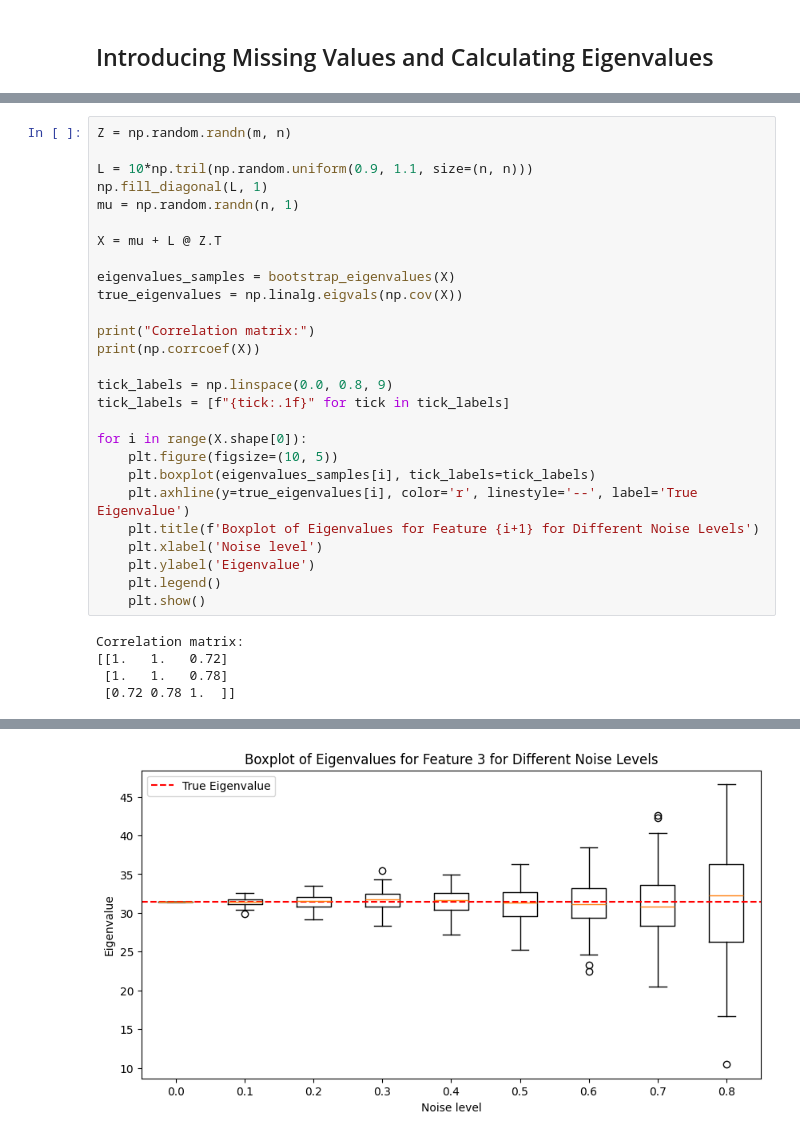
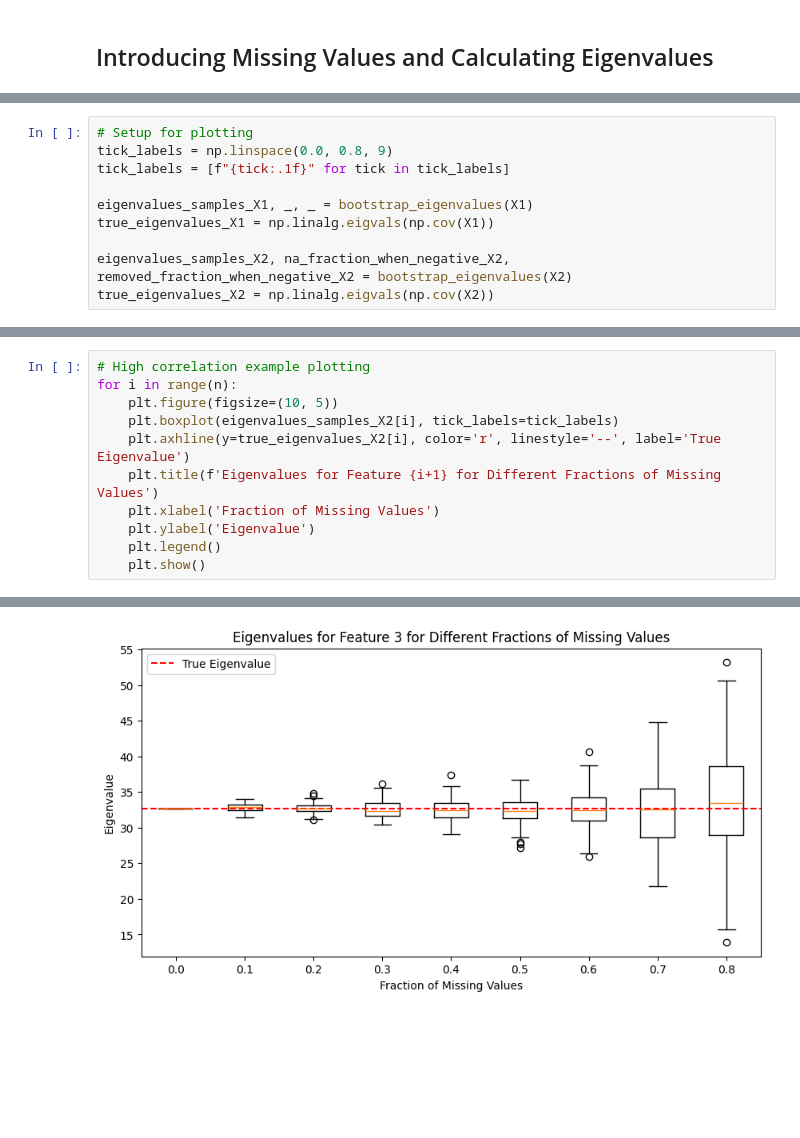
Before and after one commit to Sondringsen/data-science, a Jupyter notebook: negative_eigenvalues/empirical_eigenvalues.ipynb, the cells around one changed output, grey strips where cells are left out. Cells and saved outputs as stored; diff of their text form; blank space fills up the shorter version.

```diff
--- a/negative_eigenvalues/empirical_eigenvalues.ipynb
+++ b/negative_eigenvalues/empirical_eigenvalues.ipynb
@@ -126 +193,11 @@ In the below examples we see that the estimation of the covariance matrix and th
+# %%
+# Setup for plotting
+tick_labels = np.linspace(0.0, 0.8, 9)
+tick_labels = [f"{tick:.1f}" for tick in tick_labels]
+
+eigenvalues_samples_X1, _, _ = bootstrap_eigenvalues(X1)
+true_eigenvalues_X1 = np.linalg.eigvals(np.cov(X1))
+
+eigenvalues_samples_X2, na_fraction_when_negative_X2, removed_fraction_when_negative_X2 = bootstrap_eigenvalues(X2)
+true_eigenvalues_X2 = np.linalg.eigvals(np.cov(X2))
 # %%
@@ -161,32 +218,12 @@ Correlation matrix:
 # %%
-Z = np.random.randn(m, n)
-
-L = 10*np.tril(np.random.uniform(0.9, 1.1, size=(n, n)))
-np.fill_diagonal(L, 1)
-mu = np.random.randn(n, 1)
-
-X = mu + L @ Z.T
-
-eigenvalues_samples = bootstrap_eigenvalues(X)
-true_eigenvalues = np.linalg.eigvals(np.cov(X))
-
-print("Correlation matrix:")
-print(np.corrcoef(X))
-
-tick_labels = np.linspace(0.0, 0.8, 9)
-tick_labels = [f"{tick:.1f}" for tick in tick_labels]
-
-for i in range(X.shape[0]):
+# High correlation example plotting
+for i in range(n):
     plt.figure(figsize=(10, 5))
-    plt.boxplot(eigenvalues_samples[i], tick_labels=tick_labels)
-    plt.axhline(y=true_eigenvalues[i], color='r', linestyle='--', label='True Eigenvalue')
-    plt.title(f'Boxplot of Eigenvalues for Feature {i+1} for Different Noise Levels')
-    plt.xlabel('Noise level')
+    plt.boxplot(eigenvalues_samples_X2[i], tick_labels=tick_labels)
+    plt.axhline(y=true_eigenvalues_X2[i], color='r', linestyle='--', label='True Eigenvalue')
+    plt.title(f'Eigenvalues for Feature {i+1} for Different Fractions of Missing Values')
+    plt.xlabel('Fraction of Missing Values')
     plt.ylabel('Eigenvalue')
     plt.legend()
     plt.show()
 # %% [output]
-Correlation matrix:
-[[1.   1.   0.72]
- [1.   1.   0.78]
- [0.72 0.78 1.  ]]
@@ -195 +232 @@ Correlation matrix:
-[figure, old version]
+[figure, new version]
```
Also changed, not shown: parts of 18 cells of this notebook, 1 other file.
